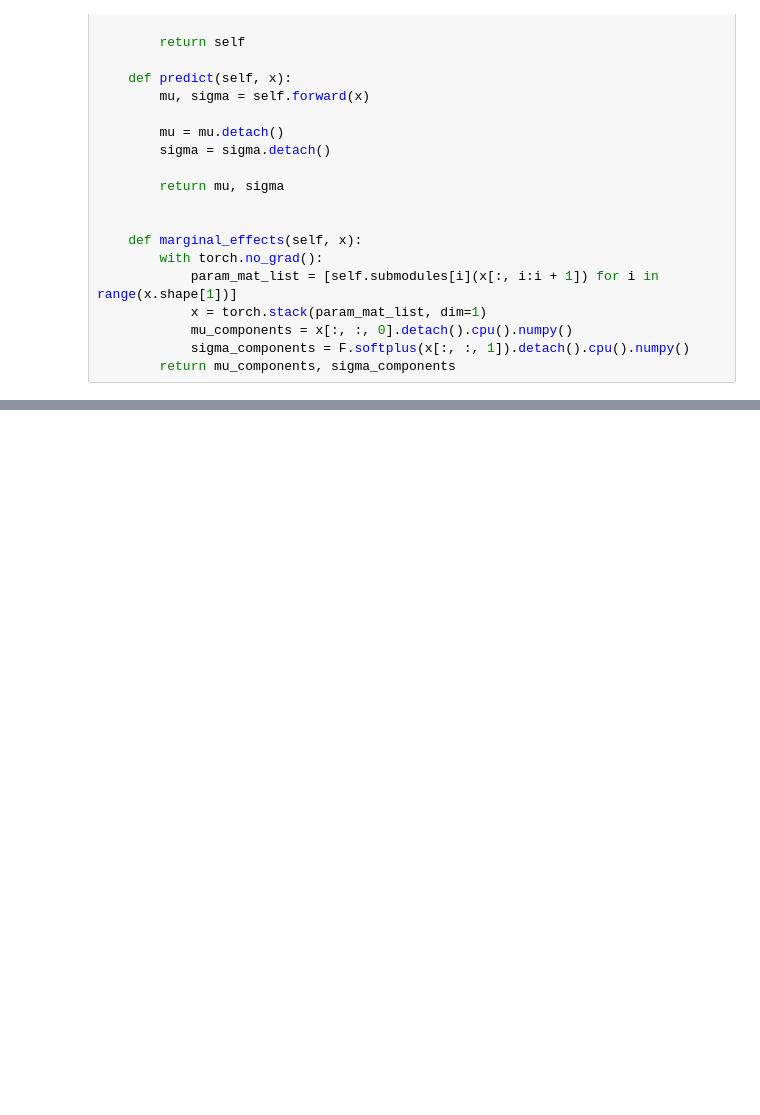
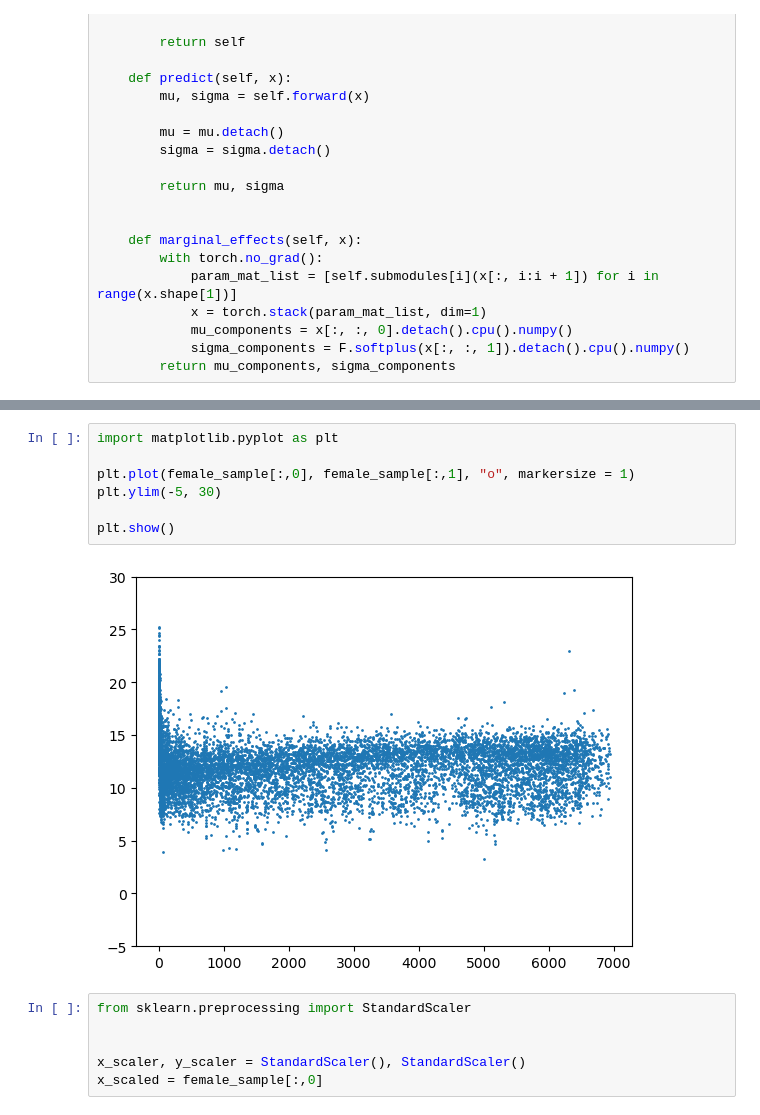
Before and after one commit to tobiasweckop/Robust-NAMLSS, a Jupyter notebook: Hemoglobin.ipynb, the cells around one changed output, grey strips where cells are left out. Drawn from its saved outputs; the diff is of its cells as text; blank space fills up the shorter version.

```diff
--- a/Hemoglobin.ipynb
+++ b/Hemoglobin.ipynb
@@ -110,0 +140,15 @@ class NormalNAMLSS(nn.Module):
+# %%
+import matplotlib.pyplot as plt
+
+plt.plot(female_sample[:,0], female_sample[:,1], "o", markersize = 1)
+plt.ylim(-5, 30)
+
+plt.show()
+# %% [output]
+[figure, added]
+# %%
+from sklearn.preprocessing import StandardScaler
+
+
+x_scaler, y_scaler = StandardScaler(), StandardScaler()
+x_scaled = female_sample[:,0]
```
Also changed, not shown: parts of 2 cells of this notebook, 1 other file.
